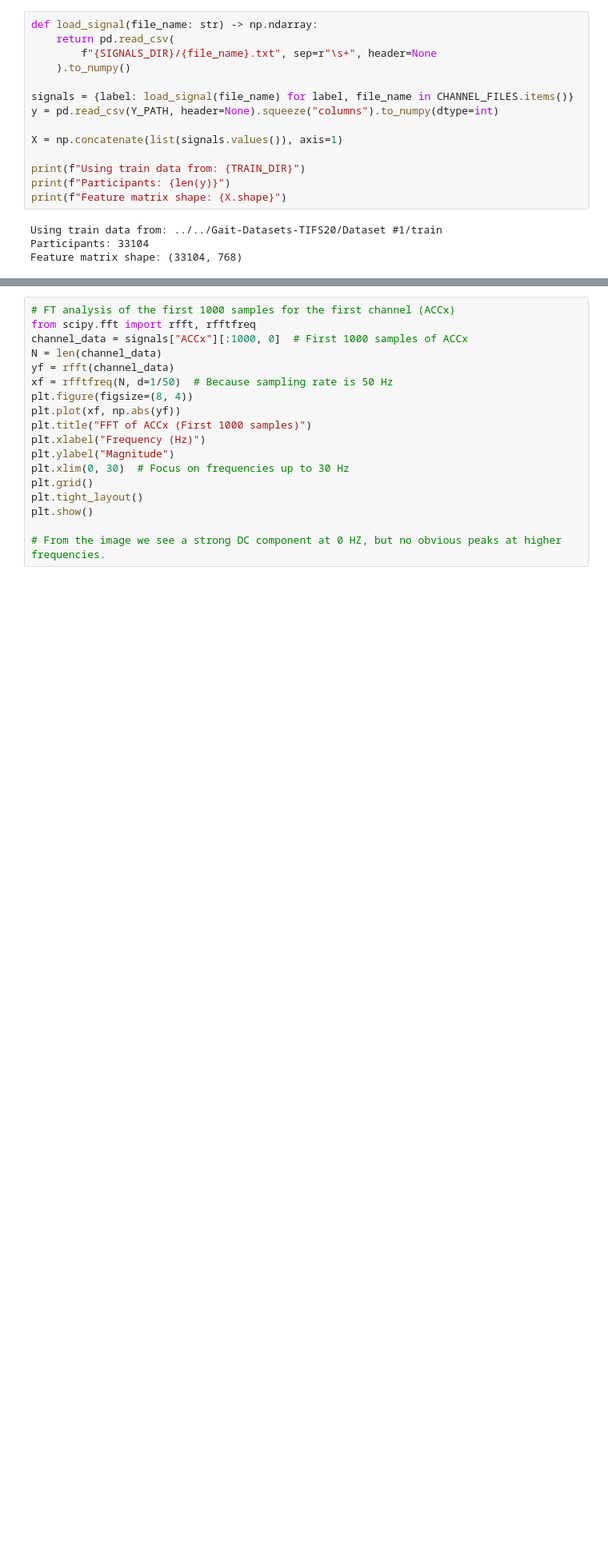
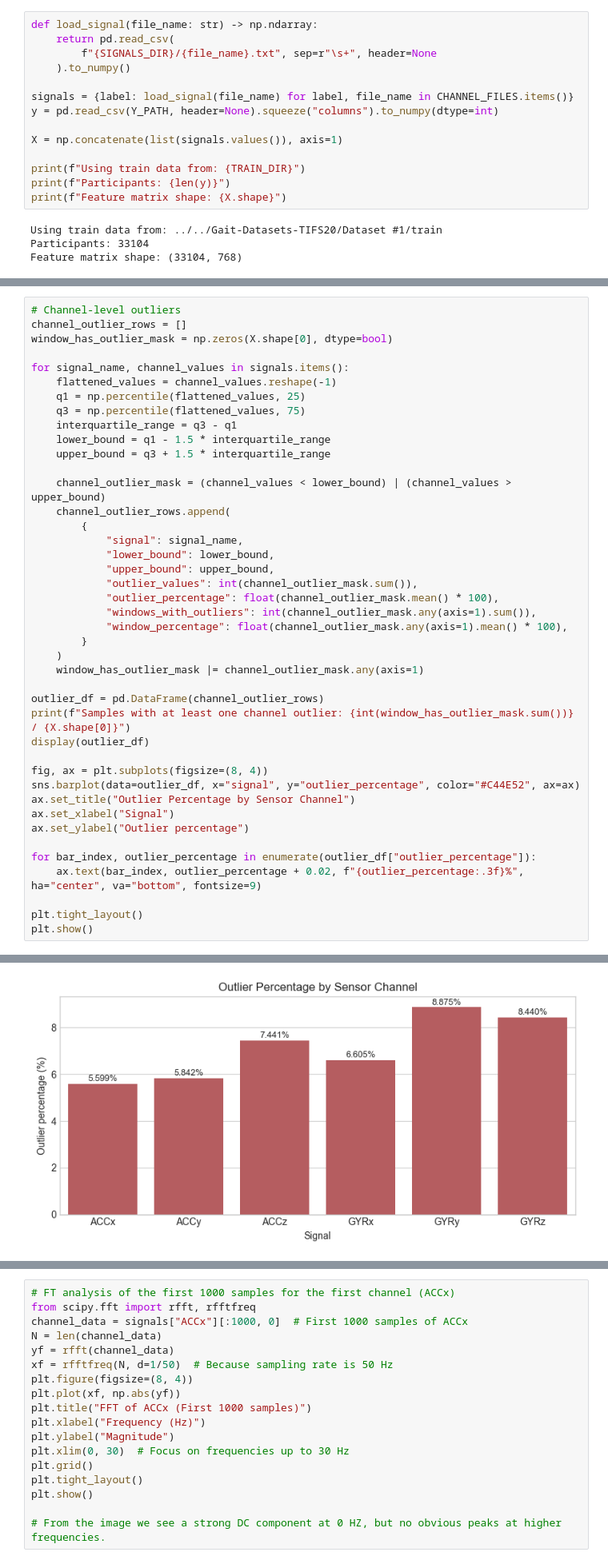
Before and after one commit to ponderingpenguins/applied-machine-learning, a Jupyter notebook: gait_classification/notebooks/prelim_data_look.ipynb, the cells around one changed output, grey strips where cells are left out. Shown at 80% size. Drawn from its saved outputs; the diff is of its cells as text; blank space fills up the shorter version.

Commit message:
Looking for Outliers in NB

```diff
--- a/gait_classification/notebooks/prelim_data_look.ipynb
+++ b/gait_classification/notebooks/prelim_data_look.ipynb
@@ -86,0 +86,43 @@ plt.show()
+# %%
+# Channel-level outliers
+channel_outlier_rows = []
+window_has_outlier_mask = np.zeros(X.shape[0], dtype=bool)
+
+for signal_name, channel_values in signals.items():
+    flattened_values = channel_values.reshape(-1)
+    q1 = np.percentile(flattened_values, 25)
+    q3 = np.percentile(flattened_values, 75)
+    interquartile_range = q3 - q1
+    lower_bound = q1 - 1.5 * interquartile_range
+    upper_bound = q3 + 1.5 * interquartile_range
+
+    channel_outlier_mask = (channel_values < lower_bound) | (channel_values > upper_bound)
+    channel_outlier_rows.append(
+        {
+            "signal": signal_name,
+            "lower_bound": lower_bound,
+            "upper_bound": upper_bound,
+            "outlier_values": int(channel_outlier_mask.sum()),
+            "outlier_percentage": float(channel_outlier_mask.mean() * 100),
+            "windows_with_outliers": int(channel_outlier_mask.any(axis=1).sum()),
+            "window_percentage": float(channel_outlier_mask.any(axis=1).mean() * 100),
+        }
+    )
+    window_has_outlier_mask |= channel_outlier_mask.any(axis=1)
+
+outlier_df = pd.DataFrame(channel_outlier_rows)
+print(f"Samples with at least one channel outlier: {int(window_has_outlier_mask.sum())} / {X.shape[0]}")
+display(outlier_df)
+
+fig, ax = plt.subplots(figsize=(8, 4))
+sns.barplot(data=outlier_df, x="signal", y="outlier_percentage", color="#C44E52", ax=ax)
+ax.set_title("Outlier Percentage by Sensor Channel")
+ax.set_xlabel("Signal")
+ax.set_ylabel("Outlier percentage")
+
+for bar_index, outlier_percentage in enumerate(outlier_df["outlier_percentage"]):
+    ax.text(bar_index, outlier_percentage + 0.02, f"{outlier_percentage:.3f}%", ha="center", va="bottom", fontsize=9)
+
+plt.tight_layout()
+plt.show()
+# %% [output]
@@ -87,3 +137,4 @@ plt.show()
+[figure, added]
 # %%
 max_samples = 100
 if X.shape[0] > max_samples:
```
Also changed, not shown: parts of 4 cells of this notebook.
